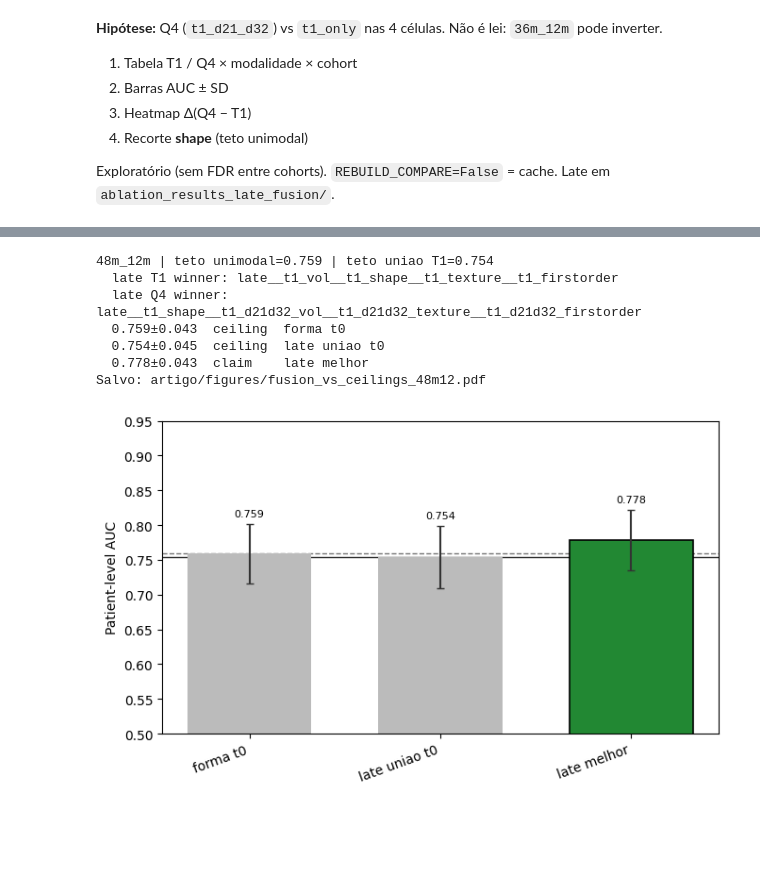
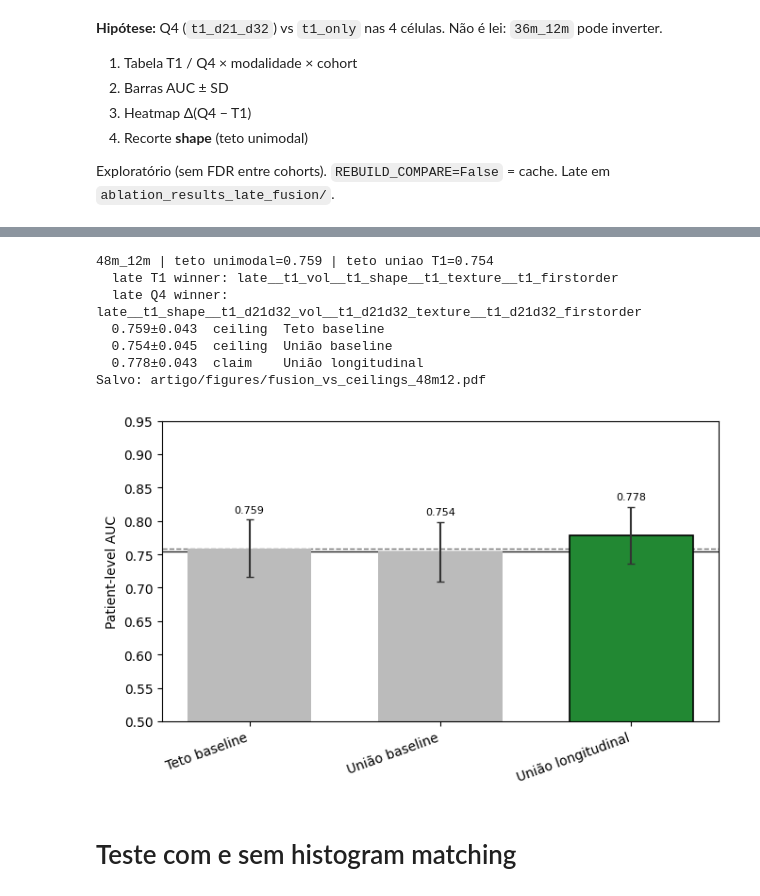
Before and after one commit to PauloMatheusGr/graphs, a Jupyter notebook: 6_results.ipynb, the cells around one changed output, grey strips where cells are left out. Cells and saved outputs as stored; diff of their text form; code cells hidden in the pictures; blank space fills up the shorter version.

```diff
--- a/6_results.ipynb
+++ b/6_results.ipynb
@@ -1201,45 +1193,47 @@ COLORS = {
     "claim": "#228833",
 }
 rows = [
-    ("forma t0", auc_uni, sd_uni, "ceiling"),
-    ("late uniao t0", auc_union, sd_union, "ceiling"),
-    ("late melhor", auc_best, sd_best, role),
+    ("Teto baseline", auc_uni, sd_uni, "ceiling"),
+    ("União baseline", auc_union, sd_union, "ceiling"),
+    ("União longitudinal", auc_best, sd_best, role),
 ]
 
 print(f"{CLAIM_COHORT} | teto unimodal={auc_uni:.3f} | teto uniao T1={auc_union:.3f}")
 print("  late T1 winner:", best_t1["protocol"])
 print("  late Q4 winner:", best_q4["protocol"])
 for lab, auc, sd, r in rows:
     print(f"  {auc:.3f}±{sd:.3f}  {r:7s}  {lab}")
 
 fig, ax = plt.subplots(figsize=(6.8, 4.2))
 x = np.arange(len(rows))
 ax.bar(
     x, [r[1] for r in rows], 0.65,
     yerr=[r[2] for r in rows], capsize=3,
     color=[COLORS[r[3]] for r in rows], ecolor="#333333",
     edgecolor=["black" if r[3] == "claim" else "none" for r in rows],
     linewidth=1.2,
 )
 for i, (_, auc, sd, _) in enumerate(rows):
     ax.text(i, auc + sd + 0.008, f"{auc:.3f}", ha="center", va="bottom", fontsize=8)
 ax.set_xticks(x)
 ax.set_xticklabels([r[0] for r in rows], rotation=20, ha="right")
 ax.set_ylabel("Patient-level AUC")
 ax.set_ylim(0.50, 0.95)
 ax.axhline(auc_uni, color="0.45", ls="--", lw=1.0, zorder=0)
 ax.axhline(auc_union, color="0.15", ls="-", lw=1.0, zorder=0)
 plt.tight_layout()
 save_fig(fig, "fusion_vs_ceilings_48m12")
 # %% [output]
 48m_12m | teto unimodal=0.759 | teto uniao T1=0.754
   late T1 winner: late__t1_vol__t1_shape__t1_texture__t1_firstorder
   late Q4 winner: late__t1_shape__t1_d21d32_vol__t1_d21d32_texture__t1_d21d32_firstorder
-  0.759±0.043  ceiling  forma t0
-  0.754±0.045  ceiling  late uniao t0
-  0.778±0.043  claim    late melhor
+  0.759±0.043  ceiling  Teto baseline
+  0.754±0.045  ceiling  União baseline
+  0.778±0.043  claim    União longitudinal
 Salvo: artigo/figures/fusion_vs_ceilings_48m12.pdf
-[figure, old version]
+[figure, new version]
+# %% [markdown]
+# Teste com e sem histogram matching
 # %%
 # Ablação HM: Q4 uniclasse, 48m_12m. Um PDF, duas linhas.
 HM_COHORT = "48m_12m"
```
Also changed, not shown: parts of 7 cells of this notebook, 17 other files.
